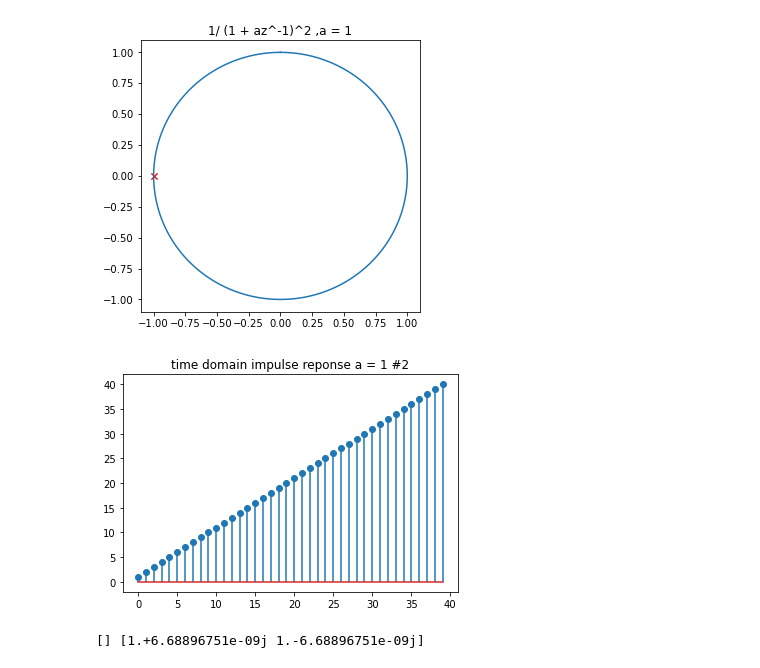
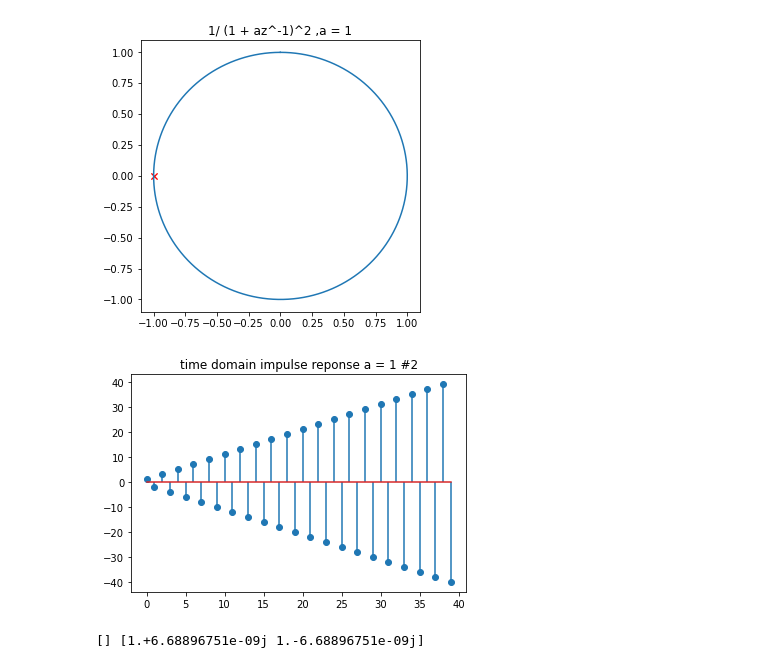
Before and after one commit to the-pinbo/EC211, a Jupyter notebook: Lab5/Z-transform (2).ipynb, the cells around one changed output. Drawn from its saved outputs; the diff is of its cells as text; code cells hidden in the pictures.

```diff
--- a/Lab5/Z-transform (2).ipynb
+++ b/Lab5/Z-transform (2).ipynb
@@ -233,12 +233,12 @@ plt.show()
 [] [-1.+6.68896751e-09j -1.-6.68896751e-09j]
 [figure]
 # %%
-x = (n+1)*((1.0)**n)*u
+x = (n+1)*((-1.0)**n)*u
 plt.title("time domain impulse reponse a = 1 #2")
 plt.stem(n,x)
 plt.show()
 # %% [output]
-[figure, old version]
+[figure, new version]
 # %%
 #2   ,-1
 b=[1]
```
Also changed, not shown: parts of 12 cells of this notebook.
